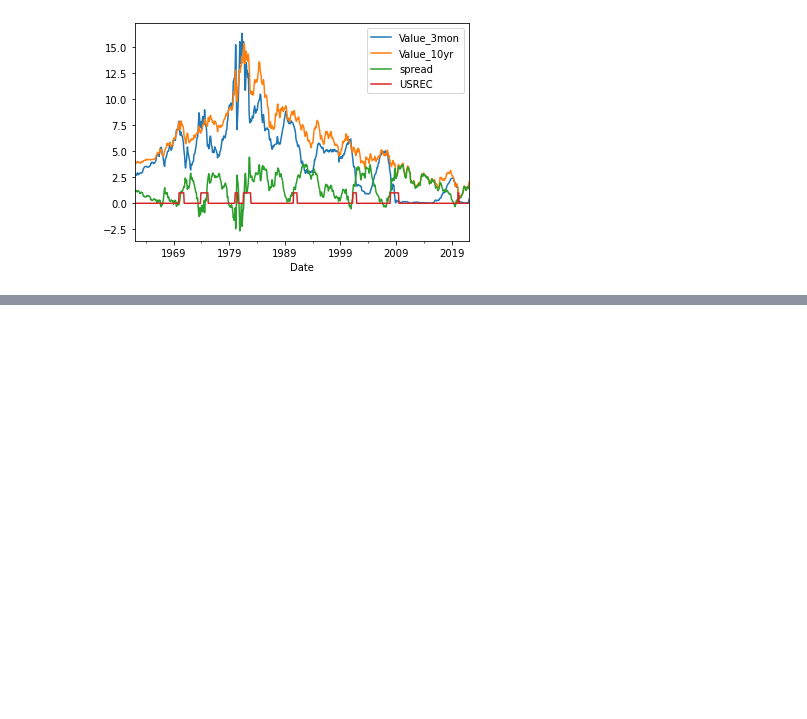
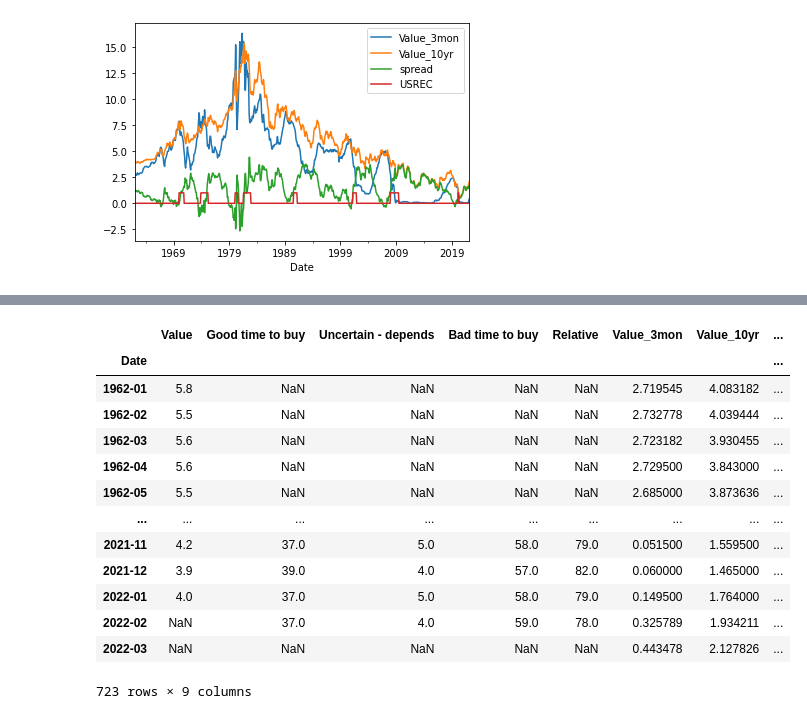
Before and after one commit to DanlBradley/RecessionPredictor, a Jupyter notebook: data_cleaning.ipynb, the cells around one changed output, grey strips where cells are left out. Cells and saved outputs as stored; diff of their text form; code cells hidden in the pictures; blank space fills up the shorter version.

```diff
--- a/data_cleaning.ipynb
+++ b/data_cleaning.ipynb
@@ -102,0 +73,32 @@ recession_vs_yield
+# %%
+#Civilian Unemployment Rate
+unemployment = nasdaqdatalink.get('FRED/UNRATE')
+# %%
+#matching the dates to the main
+from datetime import datetime
+unemployment=unemployment.loc[datetime.fromisoformat('1962-01-01'):,:]
+# %%
+
+date_index_2 = unemployment.index.strftime('%Y-%m')
+unemployment = unemployment.set_index(date_index_2)
+# %%
+#combine unemplyoment to the main date
+combined_2 = unemployment.join(recession_vs_yield,how='right')
+# %%
+#testing the joint
+combined_2
+# %% [output]
+|  | Value | Good time to buy | Uncertain - depends | Bad time to buy | Relative | Value_3mon | Value_10yr | ... |
+| Date |  |  |  |  |  |  |  | ... |
+| 1962-01 | 5.8 | NaN | NaN | NaN | NaN | 2.719545 | 4.083182 | ... |
+| 1962-02 | 5.5 | NaN | NaN | NaN | NaN | 2.732778 | 4.039444 | ... |
+| 1962-03 | 5.6 | NaN | NaN | NaN | NaN | 2.723182 | 3.930455 | ... |
+| 1962-04 | 5.6 | NaN | NaN | NaN | NaN | 2.729500 | 3.843000 | ... |
+| 1962-05 | 5.5 | NaN | NaN | NaN | NaN | 2.685000 | 3.873636 | ... |
+| ... | ... | ... | ... | ... | ... | ... | ... | ... |
+| 2021-11 | 4.2 | 37.0 | 5.0 | 58.0 | 79.0 | 0.051500 | 1.559500 | ... |
+| 2021-12 | 3.9 | 39.0 | 4.0 | 57.0 | 82.0 | 0.060000 | 1.465000 | ... |
+| 2022-01 | 4.0 | 37.0 | 5.0 | 58.0 | 79.0 | 0.149500 | 1.764000 | ... |
+| 2022-02 | NaN | 37.0 | 4.0 | 59.0 | 78.0 | 0.325789 | 1.934211 | ... |
+| 2022-03 | NaN | NaN | NaN | NaN | NaN | 0.443478 | 2.127826 | ... |
+723 rows × 9 columns
```
Also changed, not shown: parts of 10 cells of this notebook.
